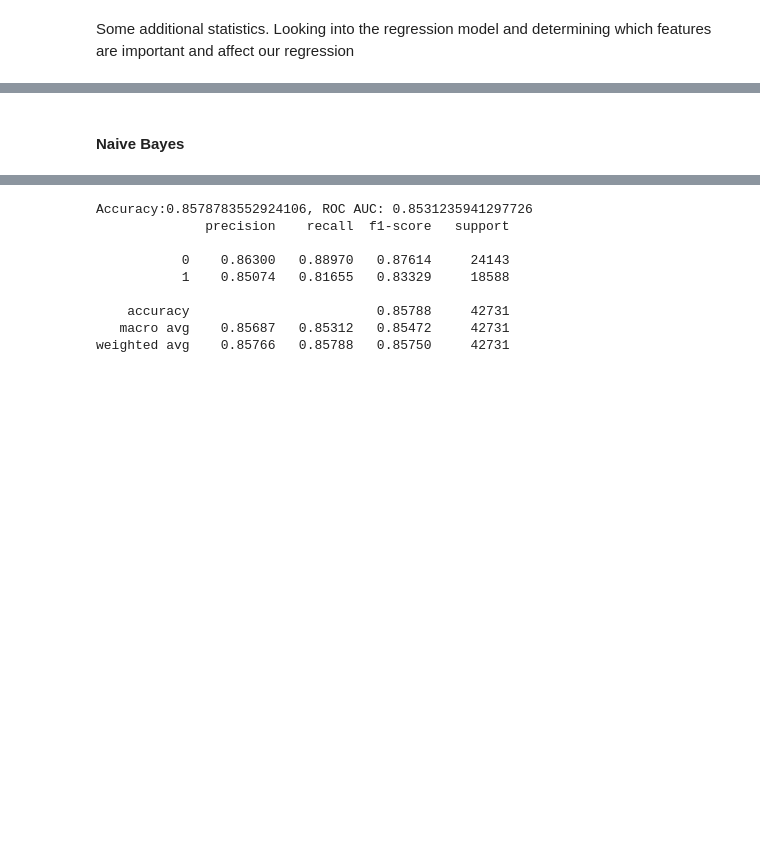
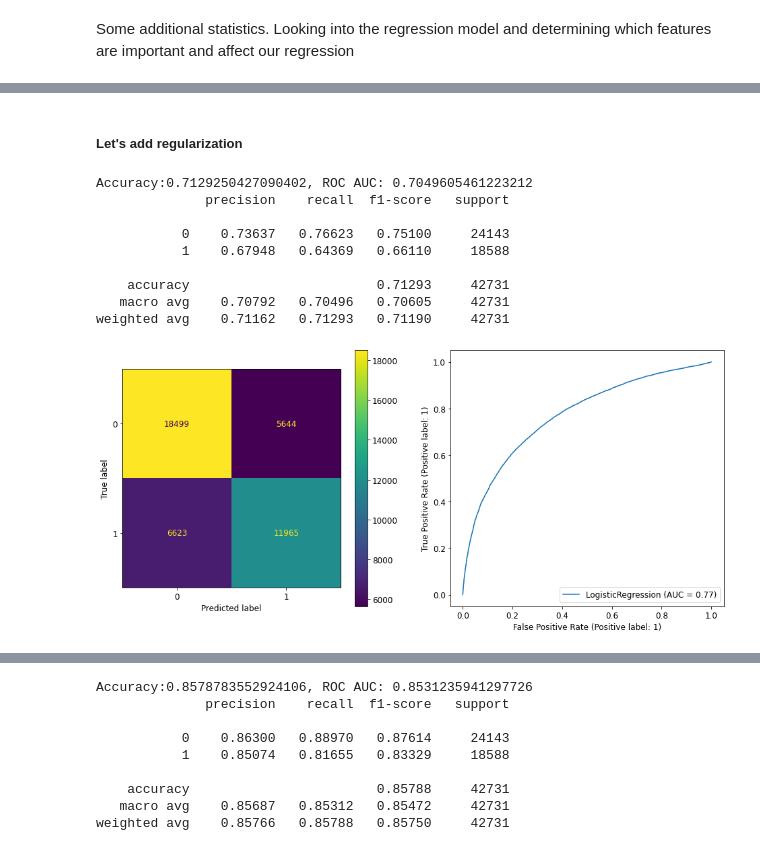
Before and after one commit to ibdafna/airlines_passengers, a Jupyter notebook: airline_passenger_satisfaction.ipynb, the cells around one changed output, grey strips where cells are left out. Saved outputs shown, nothing was run; the diff lists cells and outputs as text; code cells hidden in the pictures; blank space fills up the shorter version.

```diff
--- a/airline_passenger_satisfaction.ipynb
+++ b/airline_passenger_satisfaction.ipynb
@@ -450,5 +453,18 @@ In-flight Entertainment                    0.4501      0.014     32.532      0.0
 Baggage Handling                          -0.1210      0.011    -10.990      0.000      -0.143      -0.099
 Age_Bracket                               -0.5138      0.020    -25.845      0.000      -0.553      -0.475
 ==========================================================================================================
-# %% [markdown]
-#### Naive Bayes
+# %% [markdown]
+##### Let's add regularization
+# %%
+model, accuracy, roc_auc = run_model(LogisticRegression(penalty="elasticnet", l1_ratio=0.5, solver="saga"), X_train, X_test, y_train, y_test);
+# %% [output]
+Accuracy:0.7129250427090402, ROC AUC: 0.7049605461223212
+              precision    recall  f1-score   support
+
+           0    0.73637   0.76623   0.75100     24143
+           1    0.67948   0.64369   0.66110     18588
+
+    accuracy                        0.71293     42731
+   macro avg    0.70792   0.70496   0.70605     42731
+weighted avg    0.71162   0.71293   0.71190     42731
+[figure, added]
```
Also changed, not shown: parts of 12 cells of this notebook.
